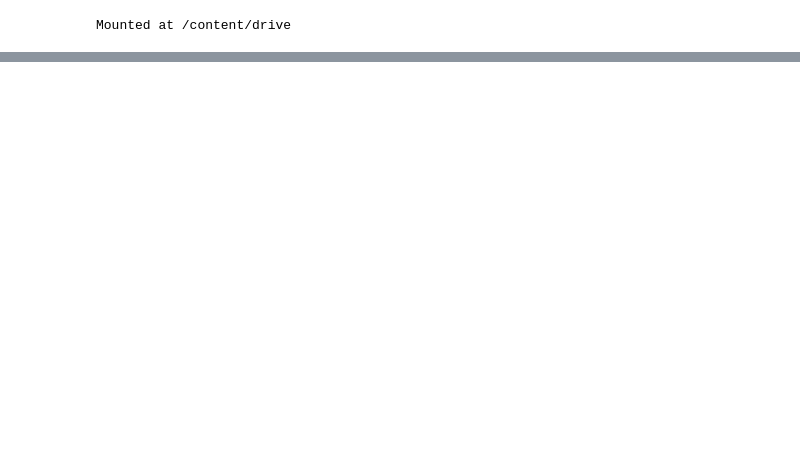
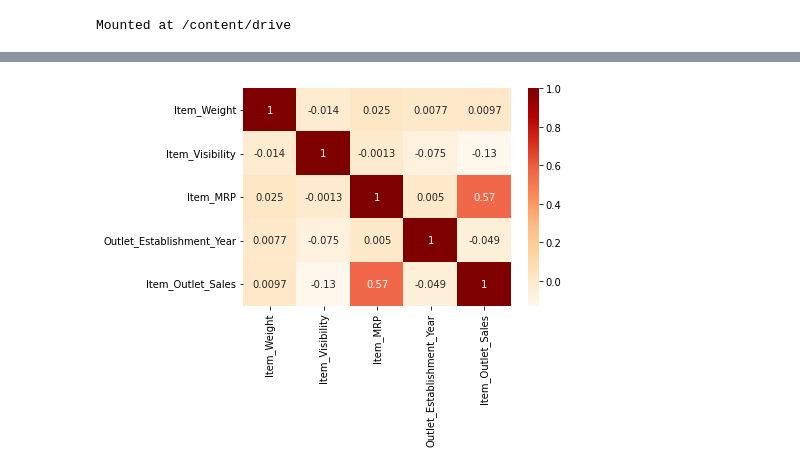
Before and after one commit to gitAlhajji/sales-prediction, a Jupyter notebook: Project1.ipynb, the cells around one changed output, grey strips where cells are left out. Saved outputs shown, nothing was run; the diff lists cells and outputs as text; code cells hidden in the pictures; blank space fills up the shorter version.

```diff
--- a/Project1.ipynb
+++ b/Project1.ipynb
@@ -89,0 +174,6 @@ dtype: int64
+# %%
+#Heatmat to show correlation between the data
+correlation = df.corr()
+sns.heatmap(correlation, cmap = 'OrRd', annot = True);
+# %% [output]
+[figure, added]
```
Also changed, not shown: parts of 19 cells of this notebook.
